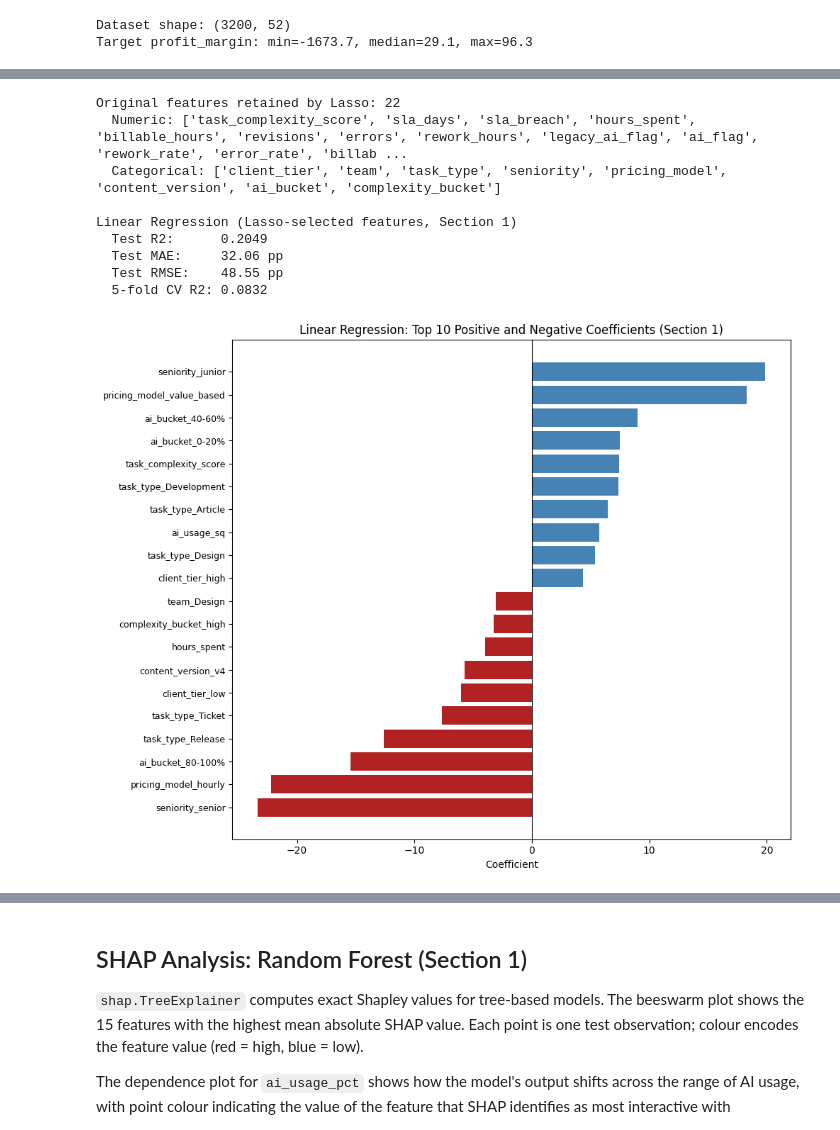
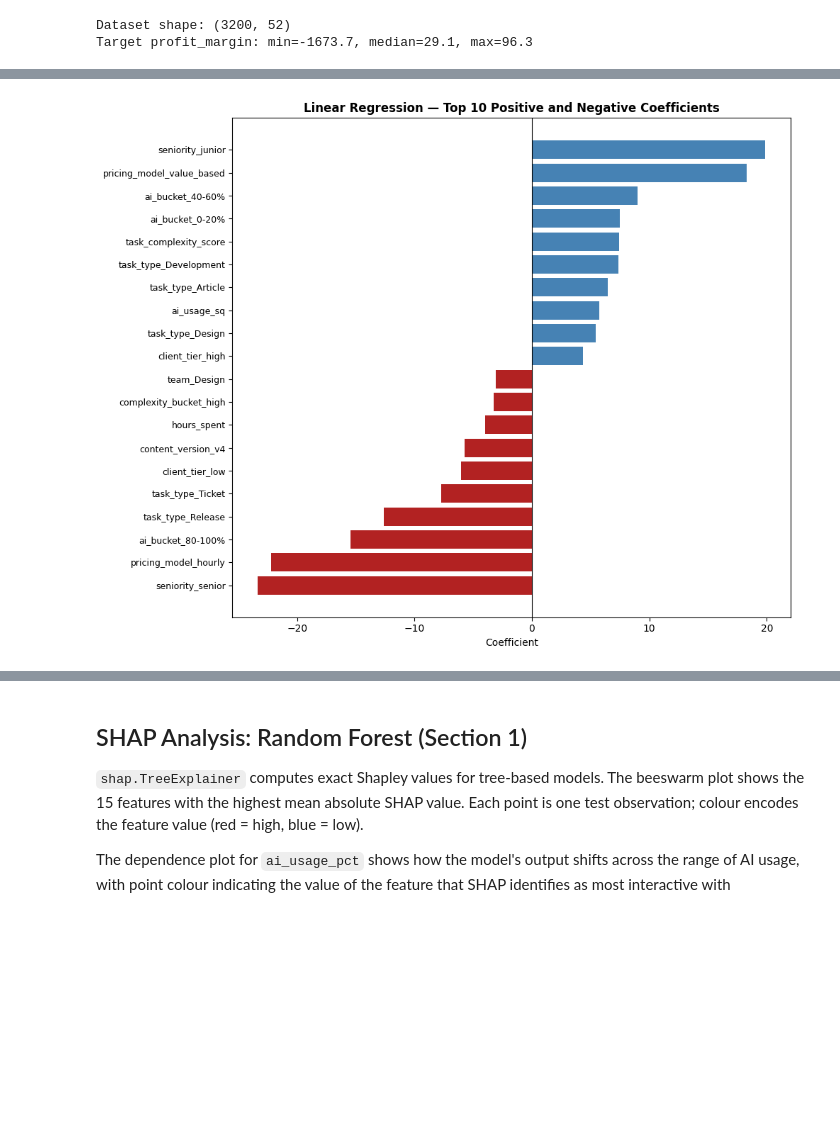
Before and after one commit to andreamammano89-maker/ML_Project_SEA_815441, a Jupyter notebook: modelling_2.ipynb, the cells around one changed output, grey strips where cells are left out. Saved outputs shown, nothing was run; the diff lists cells and outputs as text; code cells hidden in the pictures; blank space fills up the shorter version.

```diff
--- a/modelling_2.ipynb
+++ b/modelling_2.ipynb
@@ -112,11 +124,11 @@ to ensure identical preprocessing logic. The train/test split is 80/20 with `ran
 def build_preprocessor(num_cols, cat_cols):
     num_pipe = Pipeline([
         ('imputer', SimpleImputer(strategy='median')),
-        ('scaler', StandardScaler()),
+        ('scaler',  StandardScaler()),
     ])
     cat_pipe = Pipeline([
         ('imputer', SimpleImputer(strategy='most_frequent')),
-        ('ohe', OneHotEncoder(handle_unknown='ignore', sparse_output=False)),
+        ('ohe',     OneHotEncoder(handle_unknown='ignore', sparse_output=False)),
     ])
     return ColumnTransformer([
         ('num', num_pipe, num_cols),
@@ -136,18 +148,24 @@ def get_feature_names(preprocessor, num_cols, cat_cols):
 
 def eval_model(pipe, X_tr, X_te, y_tr, y_te, cv=5):
     y_pred = pipe.predict(X_te)
-    r2   = r2_score(y_te, y_pred)
-    mae  = mean_absolute_error(y_te, y_pred)
+    r2 = r2_score(y_te, y_pred)
+    mae = mean_absolute_error(y_te, y_pred)
     rmse = np.sqrt(mean_squared_error(y_te, y_pred))
     cv_r2 = cross_val_score(pipe, X_tr, y_tr, cv=cv, scoring='r2').mean()
     return r2, mae, rmse, cv_r2
 
 
-X = df[CANDIDATE_FEATURES]
-y = df[TARGET]
+# ── Train / test split ─────────────────────────────────────────────────────
+X = df_productivity[CANDIDATE_FEATURES]
+y = df_productivity[TARGET]
 
 X_train, X_test, y_train, y_test = train_test_split(
     X, y, test_size=0.2, random_state=42
 )
-print(f'Train: {X_train.shape[0]} rows   Test: {X_test.shape[0]} rows')
+
+display(pd.DataFrame({
+    'Set'  : ['Train', 'Test'],
+    'Rows' : [X_train.shape[0], X_test.shape[0]],
+    'Share': ['80%', '20%'],
+}))
 # %% [output]
@@ -223,63 +306,25 @@ The coefficient plot shows the 10 strongest positive and 10 strongest negative a
 # %%
-retained_base = set()
-for name in retained_names:
-    if name in NUM_FEATURES:
-        retained_base.add(name)
-    else:
-        for cat in CAT_FEATURES:
-            if name.startswith(cat + '_'):
-                retained_base.add(cat)
-                break
-
-lr_num  = [f for f in NUM_FEATURES if f in retained_base]
-lr_cat  = [f for f in CAT_FEATURES if f in retained_base]
-lr_cols = lr_num + lr_cat
-print(f'Original features retained by Lasso: {len(retained_base)}')
-print(f'  Numeric: {lr_num}')
-print(f'  Categorical: {lr_cat}')
-
-preprocessor_lr = build_preprocessor(lr_num, lr_cat)
-lr_pipe = Pipeline([
-    ('pre', preprocessor_lr),
-    ('lr', LinearRegression()),
-])
-lr_pipe.fit(X_train[lr_cols], y_train)
-
-lr_r2, lr_mae, lr_rmse, lr_cv_r2 = eval_model(
-    lr_pipe, X_train[lr_cols], X_test[lr_cols], y_train, y_test
-)
-print(f'\nLinear Regression (Lasso-selected features, Section 1)')
-print(f'  Test R2:      {lr_r2:.4f}')
-print(f'  Test MAE:     {lr_mae:.2f} pp')
-print(f'  Test RMSE:    {lr_rmse:.2f} pp')
-print(f'  5-fold CV R2: {lr_cv_r2:.4f}')
-
+# ── Coefficient plot ───────────────────────────────────────────────────────
 lr_feature_names = get_feature_names(lr_pipe.named_steps['pre'], lr_num, lr_cat)
-coef_df  = pd.DataFrame({'feature': lr_feature_names, 'coef': lr_pipe.named_steps['lr'].coef_})
-top_pos  = coef_df.nlargest(10, 'coef')
-top_neg  = coef_df.nsmallest(10, 'coef')
-plot_df  = pd.concat([top_pos, top_neg]).drop_duplicates().sort_values('coef')
+coef_df = pd.DataFrame({
+    'feature': lr_feature_names,
+    'coef'   : lr_pipe.named_steps['lr'].coef_,
+})
+plot_df = pd.concat([
+    coef_df.nlargest(10, 'coef'),
+    coef_df.nsmallest(10, 'coef'),
+]).drop_duplicates().sort_values('coef')
 
 fig, ax = plt.subplots(figsize=(10, 8))
 colors = ['steelblue' if c > 0 else 'firebrick' for c in plot_df['coef']]
 ax.barh(range(len(plot_df)), plot_df['coef'].values, color=colors)
 ax.set_yticks(range(len(plot_df)))
 ax.set_yticklabels(plot_df['feature'].values, fontsize=9)
 ax.axvline(0, color='black', linewidth=0.8)
 ax.set_xlabel('Coefficient')
-ax.set_title('Linear Regression: Top 10 Positive and Negative Coefficients (Section 1)')
+ax.set_title('Linear Regression — Top 10 Positive and Negative Coefficients', fontweight='bold')
 plt.tight_layout()
 plt.savefig('images/lr_coefficients_s1.png', dpi=150, bbox_inches='tight')
-plt.show()
 # %% [output]
-Original features retained by Lasso: 22
-  Numeric: ['task_complexity_score', 'sla_days', 'sla_breach', 'hours_spent', 'billable_hours', 'revisions', 'errors', 'rework_hours', 'legacy_ai_flag', 'ai_flag', 'rework_rate', 'error_rate', 'billab ...
-  Categorical: ['client_tier', 'team', 'task_type', 'seniority', 'pricing_model', 'content_version', 'ai_bucket', 'complexity_bucket']
-
-Linear Regression (Lasso-selected features, Section 1)
-  Test R2:      0.2049
-  Test MAE:     32.06 pp
-  Test RMSE:    48.55 pp
-  5-fold CV R2: 0.0832
-[figure, old version]
+[figure, new version]
 # %% [markdown]
```
Also changed, not shown: parts of 65 cells of this notebook, 1 other file.
